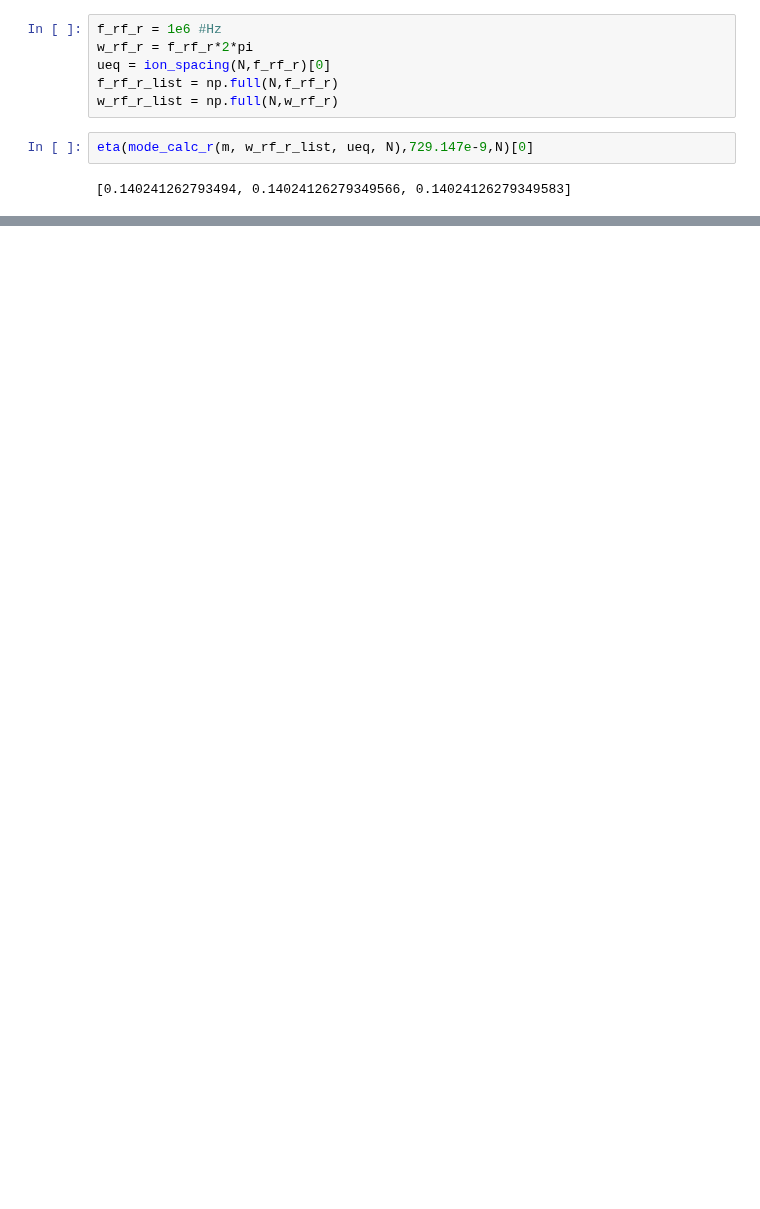
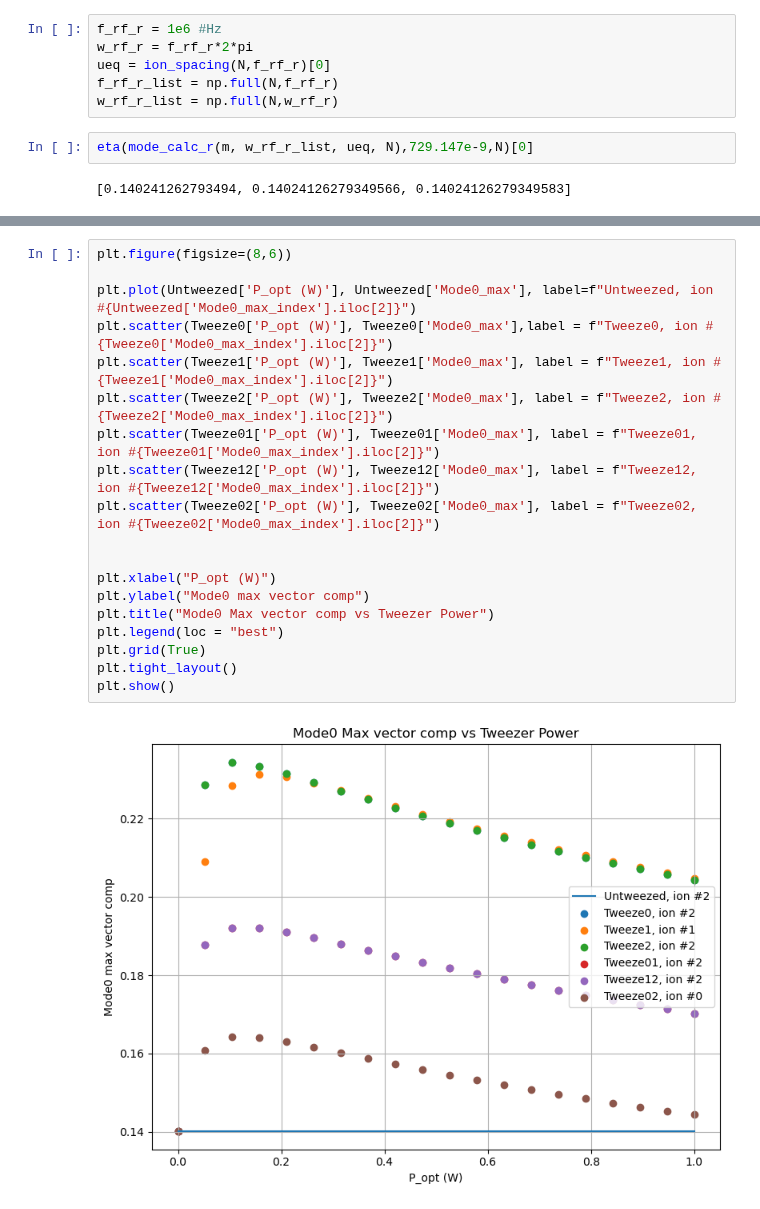
Before and after one commit to SQRLab/BladeRunner, a Jupyter notebook: Tweezers/SBC_Speedup.ipynb, the cells around one changed output, grey strips where cells are left out. Saved outputs shown, nothing was run; the diff lists cells and outputs as text; blank space fills up the shorter version.

```diff
--- a/Tweezers/SBC_Speedup.ipynb
+++ b/Tweezers/SBC_Speedup.ipynb
@@ -136,0 +291,21 @@ df
+# %%
+plt.figure(figsize=(8,6))
+
+plt.plot(Untweezed['P_opt (W)'], Untweezed['Mode0_max'], label=f"Untweezed, ion #{Untweezed['Mode0_max_index'].iloc[2]}")
+plt.scatter(Tweeze0['P_opt (W)'], Tweeze0['Mode0_max'],label = f"Tweeze0, ion #{Tweeze0['Mode0_max_index'].iloc[2]}")
+plt.scatter(Tweeze1['P_opt (W)'], Tweeze1['Mode0_max'], label = f"Tweeze1, ion #{Tweeze1['Mode0_max_index'].iloc[2]}")
+plt.scatter(Tweeze2['P_opt (W)'], Tweeze2['Mode0_max'], label = f"Tweeze2, ion #{Tweeze2['Mode0_max_index'].iloc[2]}")
+plt.scatter(Tweeze01['P_opt (W)'], Tweeze01['Mode0_max'], label = f"Tweeze01, ion #{Tweeze01['Mode0_max_index'].iloc[2]}")
+plt.scatter(Tweeze12['P_opt (W)'], Tweeze12['Mode0_max'], label = f"Tweeze12, ion #{Tweeze12['Mode0_max_index'].iloc[2]}")
+plt.scatter(Tweeze02['P_opt (W)'], Tweeze02['Mode0_max'], label = f"Tweeze02, ion #{Tweeze02['Mode0_max_index'].iloc[2]}")
+
+
+plt.xlabel("P_opt (W)")
+plt.ylabel("Mode0 max vector comp")
+plt.title("Mode0 Max vector comp vs Tweezer Power")
+plt.legend(loc = "best")
+plt.grid(True)
+plt.tight_layout()
+plt.show()
+# %% [output]
+[figure, added]
```
Also changed, not shown: parts of 25 cells of this notebook.
